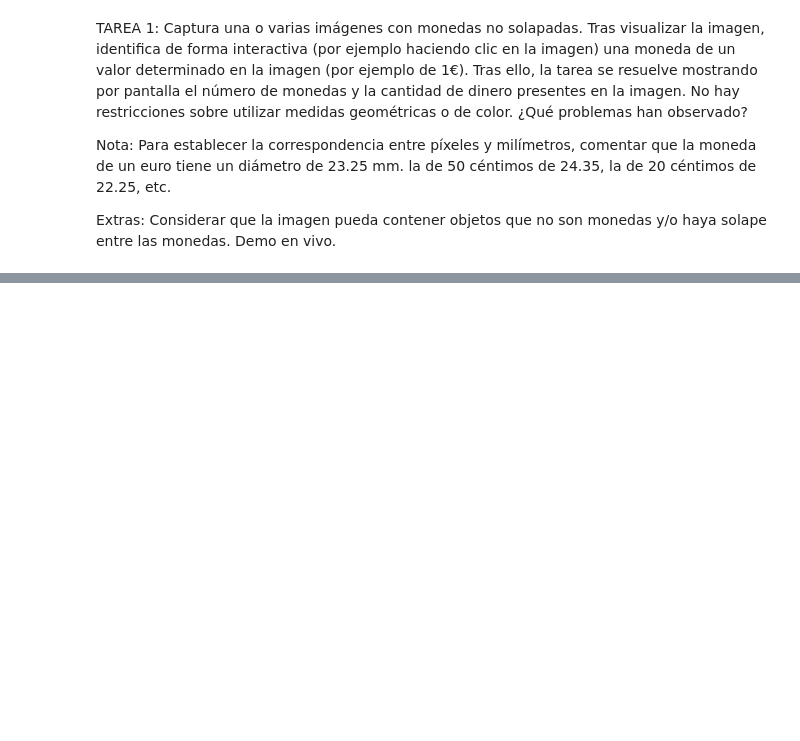
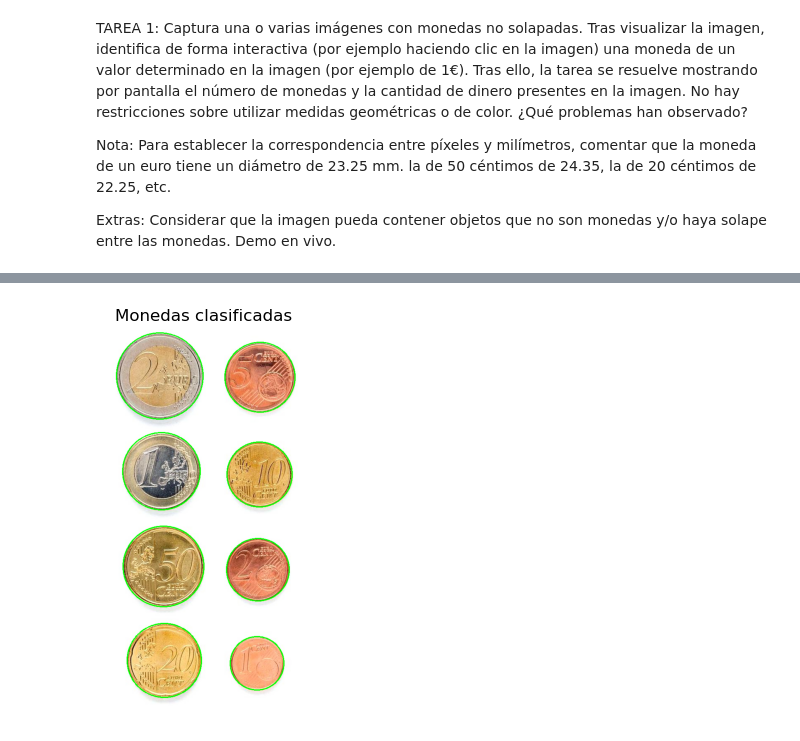
Before and after one commit to AdriTN/Pr-cticas-VC, a Jupyter notebook: P3/VC_P3.ipynb, the cells around one changed output, grey strips where cells are left out. Saved outputs shown, nothing was run; the diff lists cells and outputs as text; code cells hidden in the pictures; blank space fills up the shorter version.

```diff
--- a/P3/VC_P3.ipynb
+++ b/P3/VC_P3.ipynb
@@ -114,0 +277,81 @@ Valor total de las monedas: 3.88 EUR
+# %%
+def click(event, x, y, flags, param):
+    """
+    Función para manejar los eventos de click del mouse.
+
+    Args:
+        event (int): Tipo de evento.
+        x (int): Coordenada x del evento.
+        y (int): Coordenada y del evento.
+        flags (int): Flags del evento.
+        param (object): Parámetro adicional del evento.
+    """
+    global point
+    if event == cv2.EVENT_LBUTTONDOWN:
+        point = (x, y)
+        cv2.destroyAllWindows()
+
+def interaccion(ruta):
+    """
+    Función que interactúa con el usuario para procesar una imagen y clasificar las monedas.
+
+    Args:
+        ruta (String): Dirección a la imagen a procesar.
+
+    Returns:
+        None: La función no devuelve nada, pero muestra las monedas detectadas, sus valores
+              y el total.
+    """
+    # Resetear la cantidad de monedas
+    for moneda in monedas:
+        moneda.resetear_cantidad()
+
+    # Cargar la imagen y detectar las monedas
+    img = cv2.imread(ruta)
+    img, _ = detectar_monedas(ruta)
+
+    # Mostrar la imagen con los contornos de las monedas y esperar a que el usuario haga click
+    cv2.imshow("Imagen", img)
+    cv2.setWindowTitle('Imagen', "Haga click sobre la moneda de 1 EURO")
+    cv2.setMouseCallback("Imagen", click)
+    cv2.waitKey(0)
+
+    # Comprobar si se hizo click en una moneda
+    assert point is not None, "No se ha seleccionado una moneda."
+
+    # Determinar la moneda que ha sido seleccionada
+    for contorno in contornos:
+        # Obtener el radio y el centro del círculo que encierra el contorno
+        (x, y), radius = cv2.minEnclosingCircle(contorno)
+        center = (x, y)
+
+        # Verificar si el punto seleccionado está dentro de una moneda
+        if abs(center[0] - point[0])**2 + abs(center[1] - point[1])**2 <= radius**2:
+            # Calcular el diámetro de la moneda seleccionada
+            diametro = radius * 2
+
+            # Calcular los rangos de tamaño de las monedas a partir de la moneda seleccionada
+            Moneda.calcular_rangos(monedas, monedas[-1], diametro)
+            break
+    else:
+        raise Exception("No se ha seleccionado una moneda.")
+
+    # Mostrar las monedas y sus atributos
+    Moneda.mostrar_monedas(monedas)
+
+    # Clasificar las monedas
+    clasificaciones = clasificar_monedas(monedas)
+
+    # Añadir el nombre de la moneda a sus coordenadas
+    #for moneda, (x, y, radio) in clasificaciones:
+    #   cv2.putText(img, moneda, (x - int(radio), y - int(radio)), cv2.FONT_HERSHEY_SIMPLEX, fontScale=1, color=(255, 0, 0), thickness=2)
+
+    # Mostrar la imagen con los nombres de las monedas
+    mostrar_imagenes(img, "Monedas clasificadas")
+
+    # Calcular el valor total de las monedas
+    print("Valor total de las monedas: ", sum([moneda.total_valor() for moneda in monedas]), "eur")
+
+# Probar la función interaccion con una imagen
+interaccion("./assets/Monedas.jpg")
+# %% [output]
@@ -114,0 +367 @@ Valor total de las monedas: 3.88 EUR
+[figure, added]
```
Also changed, not shown: parts of 17 cells of this notebook.
